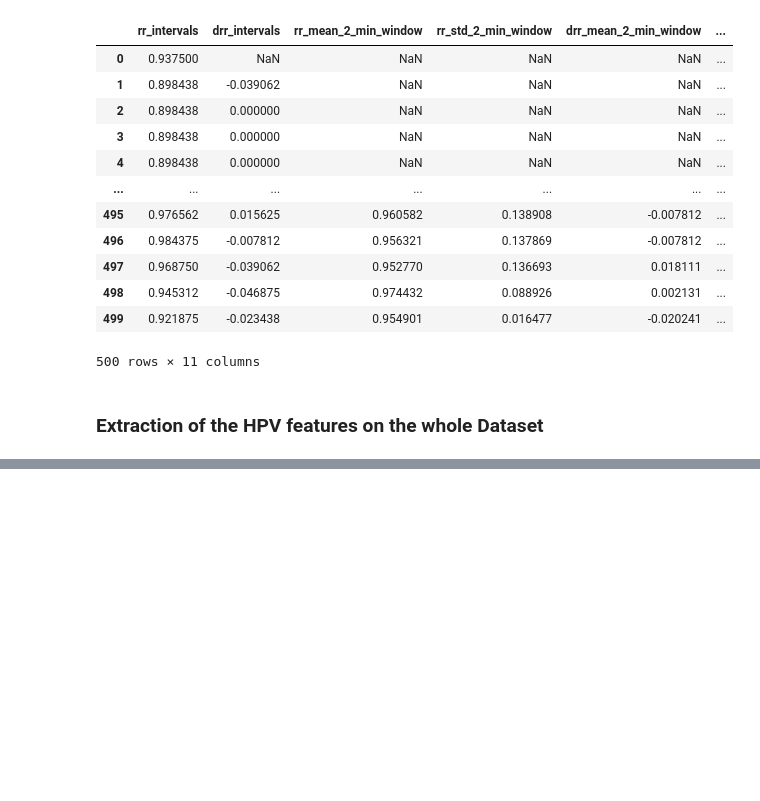
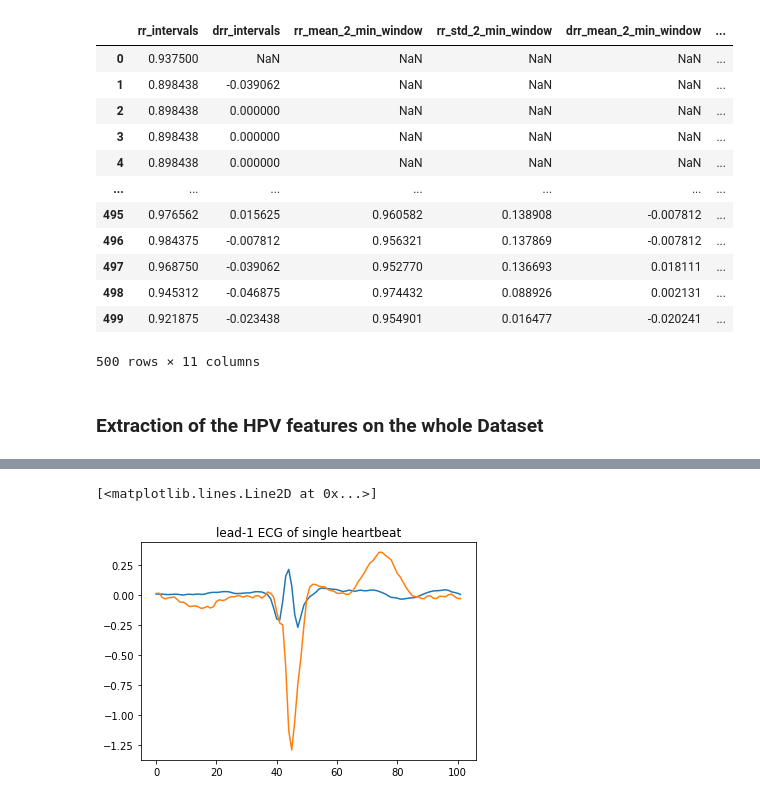
Before and after one commit to romano-francesco/applied-ai-in-biomedicine-ECG-classifier, a Jupyter notebook: Data_Loading_and_Exploration_v2.ipynb, the cells around one changed output, grey strips where cells are left out. Saved outputs shown, nothing was run; the diff lists cells and outputs as text; code cells hidden in the pictures; blank space fills up the shorter version.

```diff
--- a/Data_Loading_and_Exploration_v2.ipynb
+++ b/Data_Loading_and_Exploration_v2.ipynb
@@ -705,0 +845,24 @@ for i in tqdm(range(len(ecgs))):
+# %%
+template = create_beat_template(patient_heartbeats, patient_index=0, beat_index=50, window=20)
+
+#Plot the template
+plt.plot(template)
+plt.title("lead-1 ECG of single heartbeat")
+
+patient = patient_heartbeats[0]
+beat_to_match = patient['50']
+
+# Plot also the beat to match with its template
+ecg_sample = np.asarray(ecgs[0]['ecg'], dtype=np.float64)
+sampling = ecg_freq(filenames[0])
+ecg_sample_= np.arange(0, ecg_sample.shape[0]/sampling, 1/sampling)
+# obtain indexes of the single heartbeat in the ecg
+indexes = beat_to_match['Index'].values
+start_index = indexes[0]
+end_index = indexes[len(indexes)-1]
+
+ecg_beat_to_match = nk.ecg_clean(ecg_sample[start_index:end_index,0], sampling_rate=sampling, method='neurokit2')
+plt.plot(ecg_beat_to_match)
+# %% [output]
+[<matplotlib.lines.Line2D at 0x...>]
+[figure, added]
```
Also changed, not shown: parts of 10 cells of this notebook.
